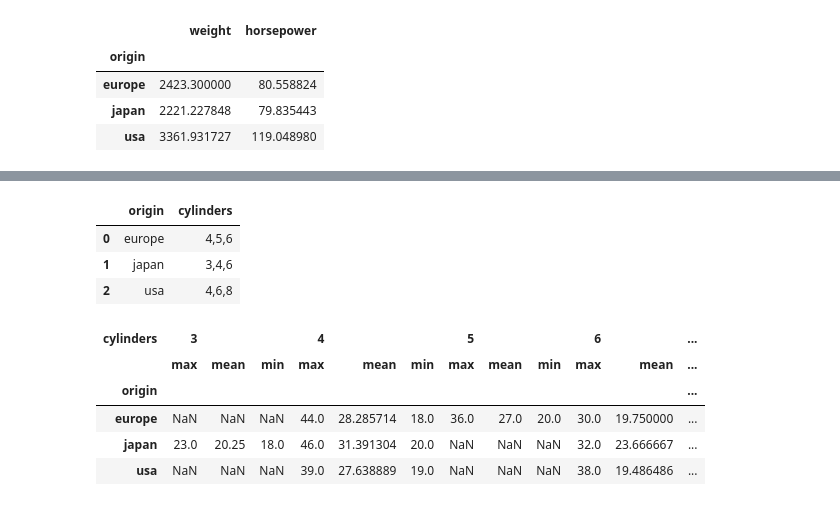
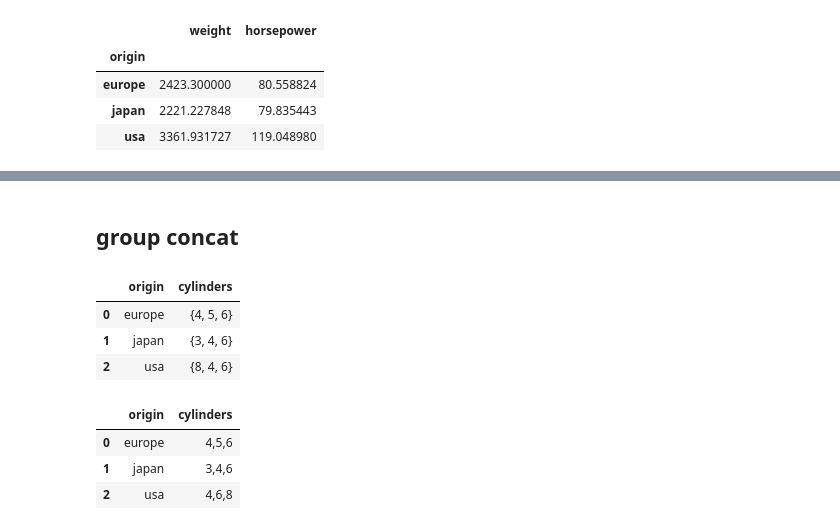
Before and after one commit to PeterAnema/Python_voor_Data_Science, a Jupyter notebook: Sandbox/Demo mtcars.ipynb, the cells around one changed output, grey strips where cells are left out. Cells and saved outputs as stored; diff of their text form; code cells hidden in the pictures.

```diff
--- a/Sandbox/Demo mtcars.ipynb
+++ b/Sandbox/Demo mtcars.ipynb
@@ -623,6 +627,15 @@ df.merge(totalen, left_on='origin', right_index=True)
 | 360 | 30 | 6 | 145.0 | 76.0 | 3160.0 | 19.6 | 81 | europe | volvo diesel | ... |
 | 375 | 36 | 4 | 105.0 | 74.0 | 1980.0 | 15.3 | 82 | europe | volkswagen rabbit l | ... |
 | 394 | 44 | 4 | 97.0 | 52.0 | 2130.0 | 24.6 | 82 | europe | vw pickup | ... |
+# %% [markdown]
+## group concat
+# %%
+df.groupby('origin', as_index=False)['cylinders'].agg(set)
+# %% [output]
+|  | origin | cylinders |
+| 0 | europe | {4, 5, 6} |
+| 1 | japan | {3, 4, 6} |
+| 2 | usa | {8, 4, 6} |
 # %%
 df.groupby('origin', as_index=False)['cylinders'].agg(lambda a: ','.join(map(str, sorted(set(a)))))
 # %% [output]
@@ -630,19 +643,6 @@ df.groupby('origin', as_index=False)['cylinders'].agg(lambda a: ','.join(map(str
 | 0 | europe | 4,5,6 |
 | 1 | japan | 3,4,6 |
 | 2 | usa | 4,6,8 |
-# %%
-pd.pivot_table(df,
-               index='origin',
-               columns='cylinders',
-               values='mpg',
-               aggfunc=['min','max','mean']).swaplevel(0, 1, axis = 1).sort_index(axis = 1)
-# %% [output]
-| cylinders | 3 |  |  | 4 |  |  | 5 |  |  | 6 |  | ... |
-|  | max | mean | min | max | mean | min | max | mean | min | max | mean | ... |
-| origin |  |  |  |  |  |  |  |  |  |  |  | ... |
-| europe | NaN | NaN | NaN | 44.0 | 28.285714 | 18.0 | 36.0 | 27.0 | 20.0 | 30.0 | 19.750000 | ... |
-| japan | 23.0 | 20.25 | 18.0 | 46.0 | 31.391304 | 20.0 | NaN | NaN | NaN | 32.0 | 23.666667 | ... |
-| usa | NaN | NaN | NaN | 39.0 | 27.638889 | 19.0 | NaN | NaN | NaN | 38.0 | 19.486486 | ... |
 # %%
 df['make'] = df['model'].str.extract(r'^(\w+)\s.*')
 # %%
```
Also changed, not shown: parts of 9 cells of this notebook, 1 other file.
